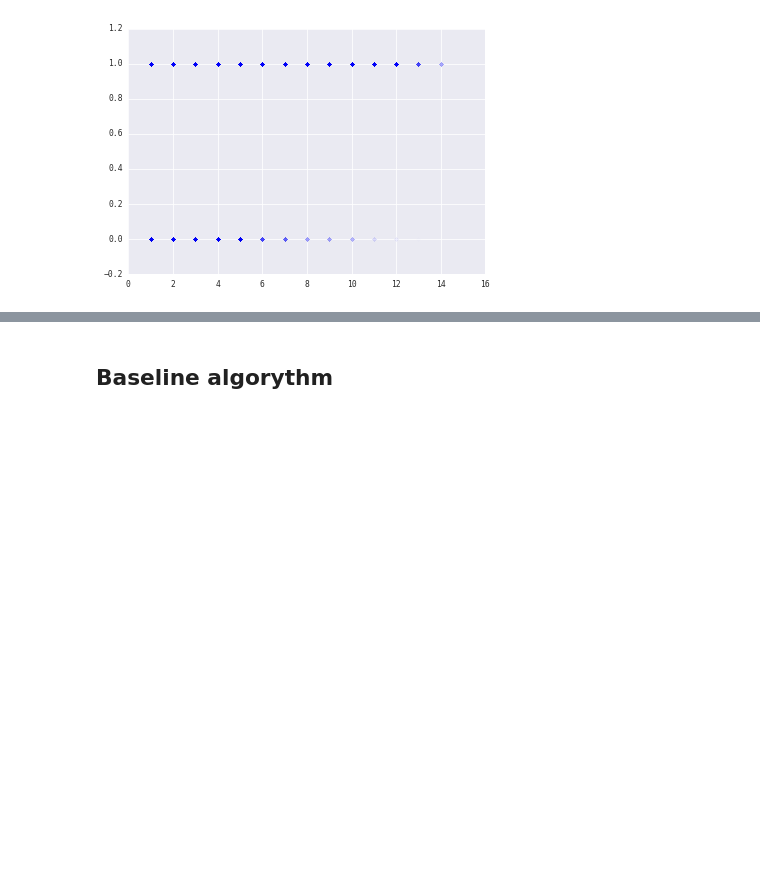
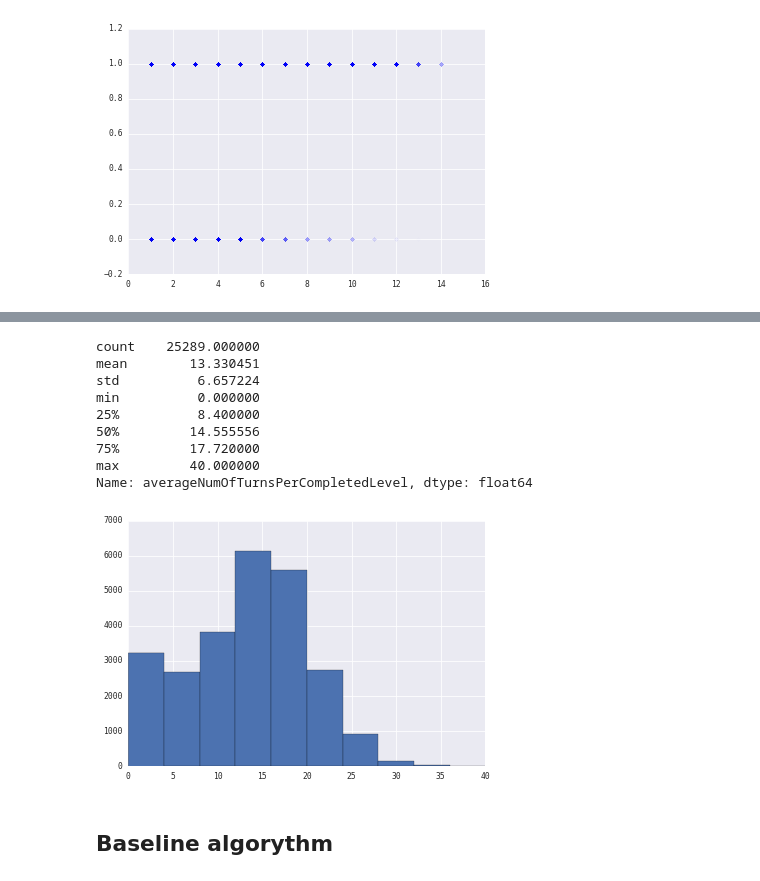
Before and after one commit to uSasha/ML_bootcamp_17_1, a Jupyter notebook: ML_BC_17.ipynb, the cells around one changed output, grey strips where cells are left out. Saved outputs shown, nothing was run; the diff lists cells and outputs as text; code cells hidden in the pictures; blank space fills up the shorter version.

```diff
--- a/ML_BC_17.ipynb
+++ b/ML_BC_17.ipynb
@@ -124,3 +117,17 @@ scatter(data['numberOfDaysActuallyPlayed'], data['outcome'],alpha=0.004)
+# %%
+hist((data[u'averageNumOfTurnsPerCompletedLevel']))
+(data[u'averageNumOfTurnsPerCompletedLevel']).describe()
+# %% [output]
+count    25289.000000
+mean        13.330451
+std          6.657224
+min          0.000000
+25%          8.400000
+50%         14.555556
+75%         17.720000
+max         40.000000
+Name: averageNumOfTurnsPerCompletedLevel, dtype: float64
+[figure, added]
 # %% [markdown]
 ## Baseline algorythm
 # %%
```
Also changed, not shown: parts of 14 cells of this notebook.
